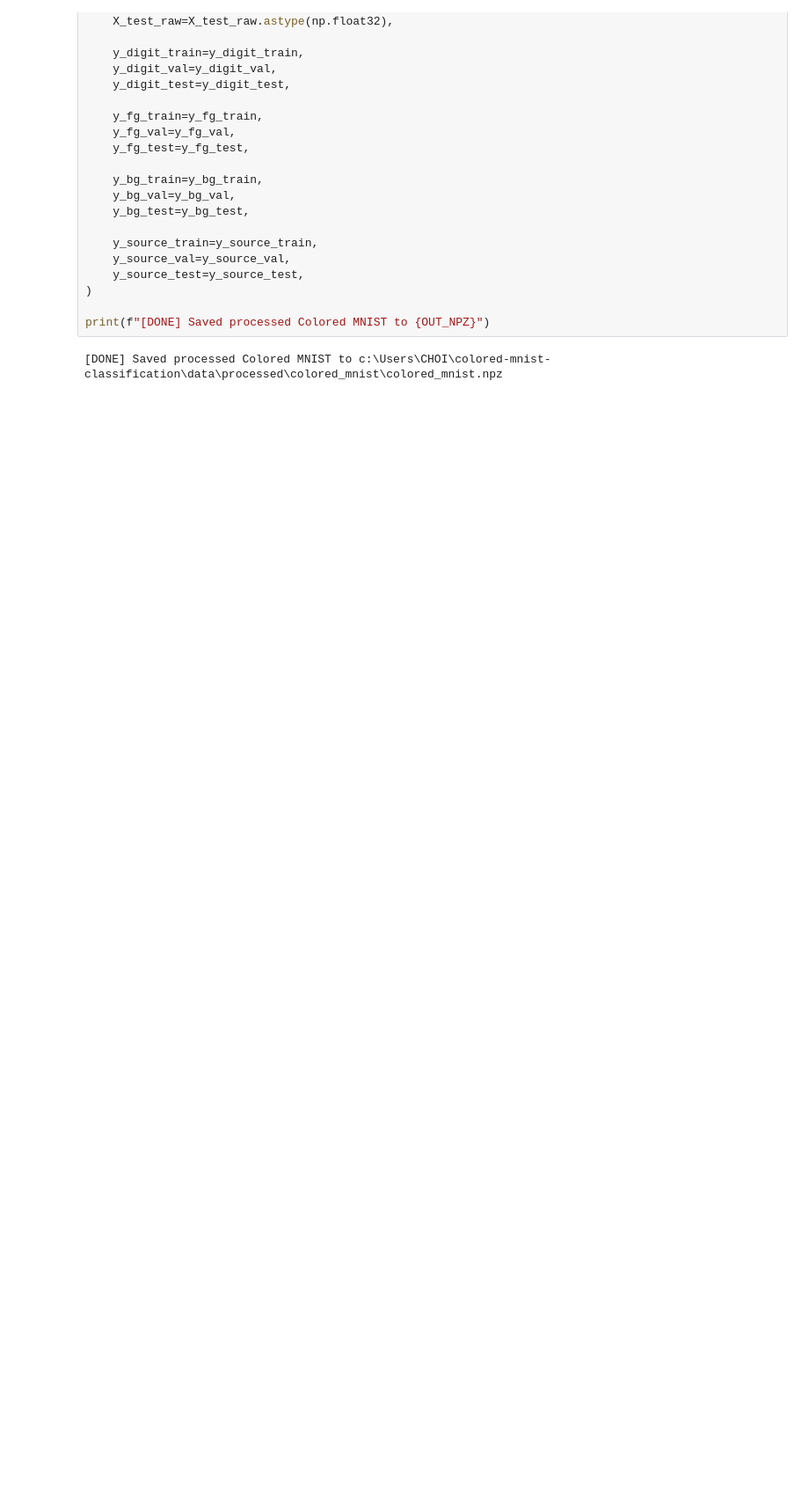
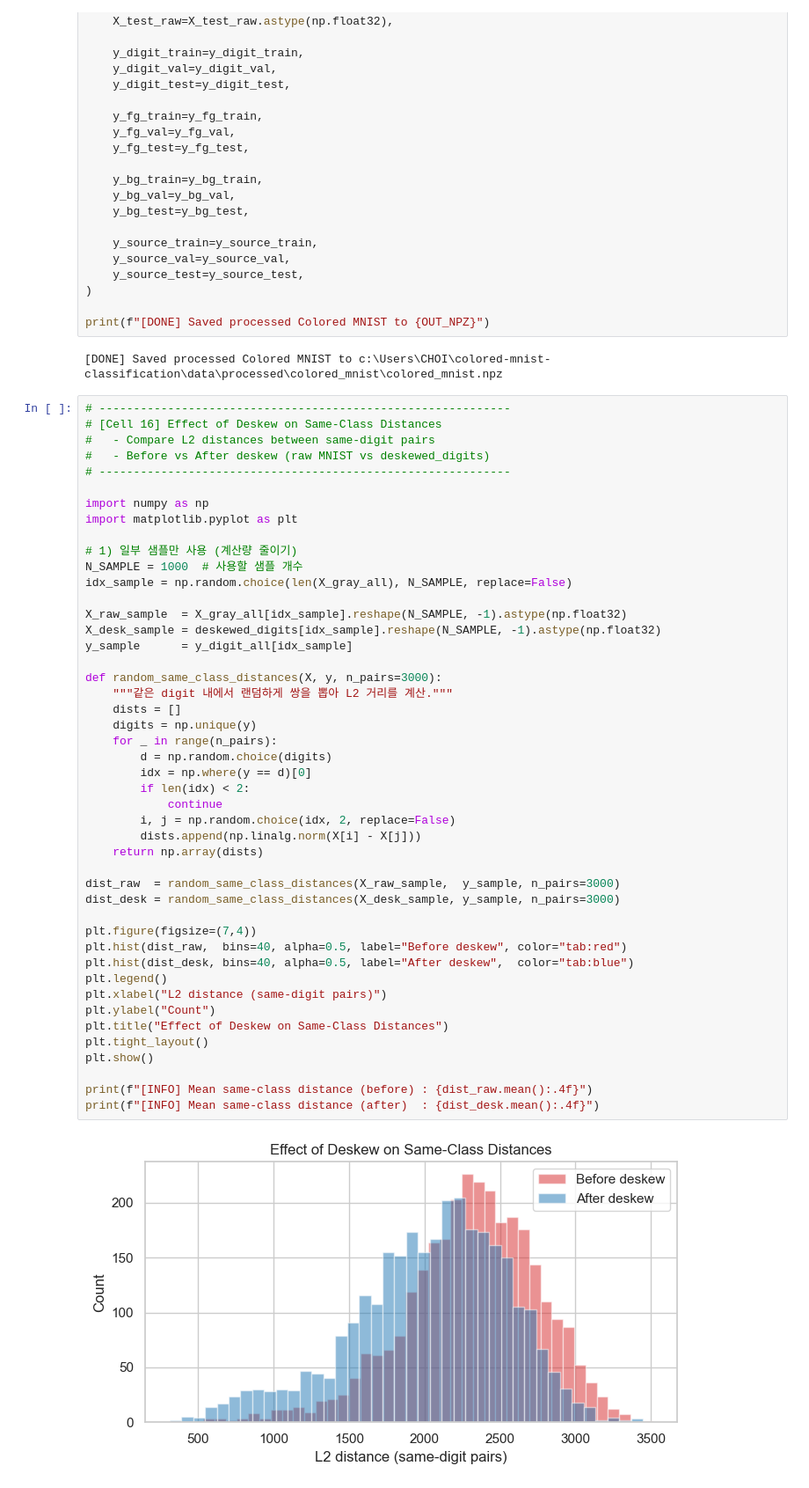
Before and after one commit to ML-SSU-2025/colored-mnist-classification, a Jupyter notebook: notebooks/01_preprocessing_colored_mnist.ipynb, the cells around one changed output. Shown at 88% size. Saved outputs shown, nothing was run; the diff lists cells and outputs as text; blank space fills up the shorter version.

```diff
--- a/notebooks/01_preprocessing_colored_mnist.ipynb
+++ b/notebooks/01_preprocessing_colored_mnist.ipynb
@@ -1288,3 +1310,51 @@ np.savez_compressed(
 print(f"[DONE] Saved processed Colored MNIST to {OUT_NPZ}")
 # %% [output]
 [DONE] Saved processed Colored MNIST to c:\Users\CHOI\colored-mnist-classification\data\processed\colored_mnist\colored_mnist.npz
+# %%
+# ------------------------------------------------------------
+# [Cell 16] Effect of Deskew on Same-Class Distances
+#   - Compare L2 distances between same-digit pairs
+#   - Before vs After deskew (raw MNIST vs deskewed_digits)
+# ------------------------------------------------------------
+
+import numpy as np
+import matplotlib.pyplot as plt
+
+# 1) 일부 샘플만 사용 (계산량 줄이기)
+N_SAMPLE = 1000  # 사용할 샘플 개수
+idx_sample = np.random.choice(len(X_gray_all), N_SAMPLE, replace=False)
+
+X_raw_sample  = X_gray_all[idx_sample].reshape(N_SAMPLE, -1).astype(np.float32)
+X_desk_sample = deskewed_digits[idx_sample].reshape(N_SAMPLE, -1).astype(np.float32)
+y_sample      = y_digit_all[idx_sample]
+
+def random_same_class_distances(X, y, n_pairs=3000):
+    """같은 digit 내에서 랜덤하게 쌍을 뽑아 L2 거리를 계산."""
+    dists = []
+    digits = np.unique(y)
+    for _ in range(n_pairs):
+        d = np.random.choice(digits)
+        idx = np.where(y == d)[0]
+        if len(idx) < 2:
+            continue
+        i, j = np.random.choice(idx, 2, replace=False)
+        dists.append(np.linalg.norm(X[i] - X[j]))
+    return np.array(dists)
+
+dist_raw  = random_same_class_distances(X_raw_sample,  y_sample, n_pairs=3000)
+dist_desk = random_same_class_distances(X_desk_sample, y_sample, n_pairs=3000)
+
+plt.figure(figsize=(7,4))
+plt.hist(dist_raw,  bins=40, alpha=0.5, label="Before deskew", color="tab:red")
+plt.hist(dist_desk, bins=40, alpha=0.5, label="After deskew",  color="tab:blue")
+plt.legend()
+plt.xlabel("L2 distance (same-digit pairs)")
+plt.ylabel("Count")
+plt.title("Effect of Deskew on Same-Class Distances")
+plt.tight_layout()
+plt.show()
+
+print(f"[INFO] Mean same-class distance (before) : {dist_raw.mean():.4f}")
+print(f"[INFO] Mean same-class distance (after)  : {dist_desk.mean():.4f}")
+# %% [output]
+[figure, added]
```
Also changed, not shown: parts of 9 cells of this notebook.
